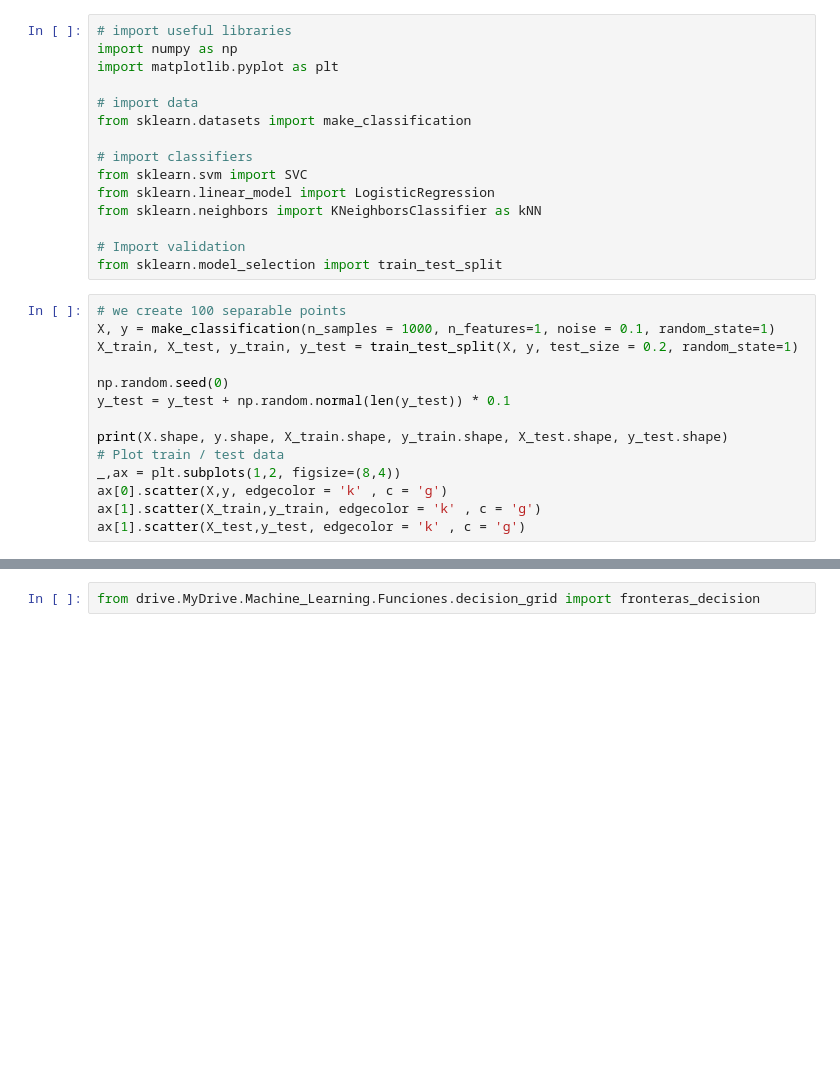
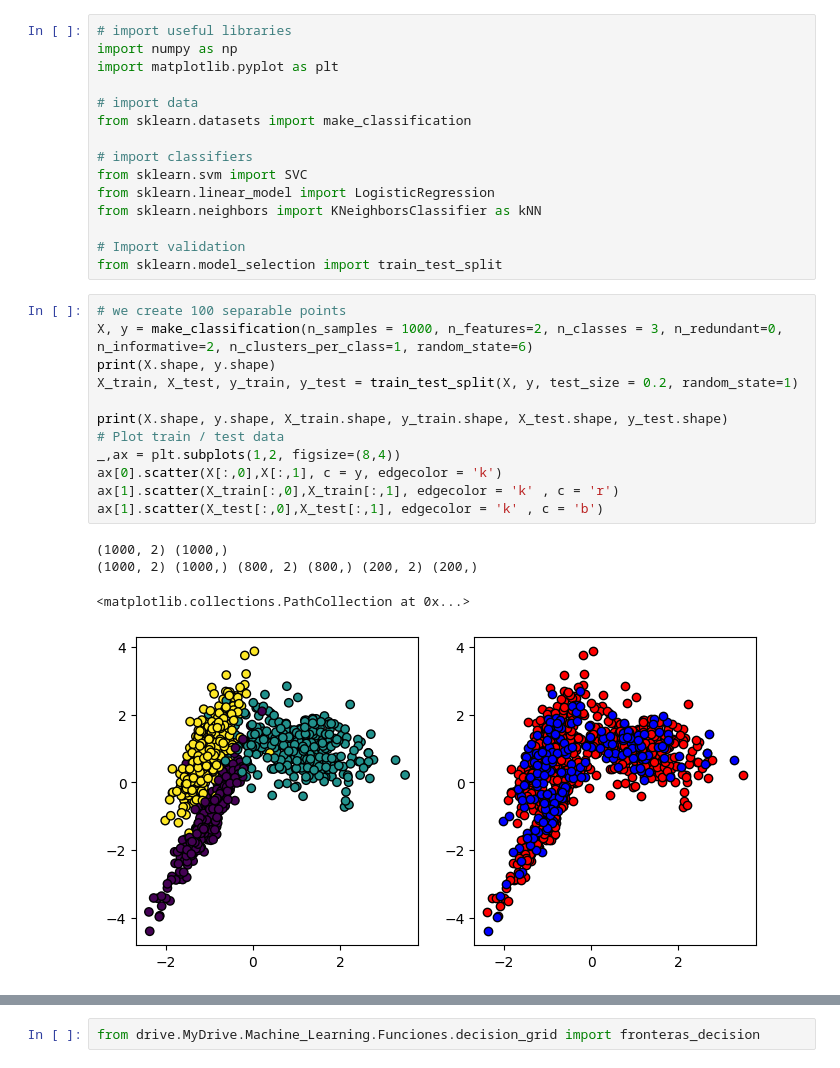
Before and after one commit to EstebanGiAr/machine_learning, a Jupyter notebook: Sem_05/Supervised_Metrics.ipynb, the cells around one changed output, grey strips where cells are left out. Cells and saved outputs as stored; diff of their text form; blank space fills up the shorter version.

```diff
--- a/Sem_05/Supervised_Metrics.ipynb
+++ b/Sem_05/Supervised_Metrics.ipynb
@@ -17,18 +17,21 @@ from sklearn.neighbors import KNeighborsClassifier as kNN
 from sklearn.model_selection import train_test_split
 # %%
 # we create 100 separable points
-X, y = make_classification(n_samples = 1000, n_features=1, noise = 0.1, random_state=1)
+X, y = make_classification(n_samples = 1000, n_features=2, n_classes = 3, n_redundant=0, n_informative=2, n_clusters_per_class=1, random_state=6)
+print(X.shape, y.shape)
 X_train, X_test, y_train, y_test = train_test_split(X, y, test_size = 0.2, random_state=1)
-
-np.random.seed(0)
-y_test = y_test + np.random.normal(len(y_test)) * 0.1
 
 print(X.shape, y.shape, X_train.shape, y_train.shape, X_test.shape, y_test.shape)
 # Plot train / test data
 _,ax = plt.subplots(1,2, figsize=(8,4))
-ax[0].scatter(X,y, edgecolor = 'k' , c = 'g')
-ax[1].scatter(X_train,y_train, edgecolor = 'k' , c = 'g')
-ax[1].scatter(X_test,y_test, edgecolor = 'k' , c = 'g')
+ax[0].scatter(X[:,0],X[:,1], c = y, edgecolor = 'k')
+ax[1].scatter(X_train[:,0],X_train[:,1], edgecolor = 'k' , c = 'r')
+ax[1].scatter(X_test[:,0],X_test[:,1], edgecolor = 'k' , c = 'b')
+# %% [output]
+(1000, 2) (1000,)
+(1000, 2) (1000,) (800, 2) (800,) (200, 2) (200,)
+<matplotlib.collections.PathCollection at 0x...>
+[figure, added]
 # %%
 from google.colab import drive
 drive.mount('/content/drive')
```
Also changed, not shown: parts of 9 cells of this notebook.
